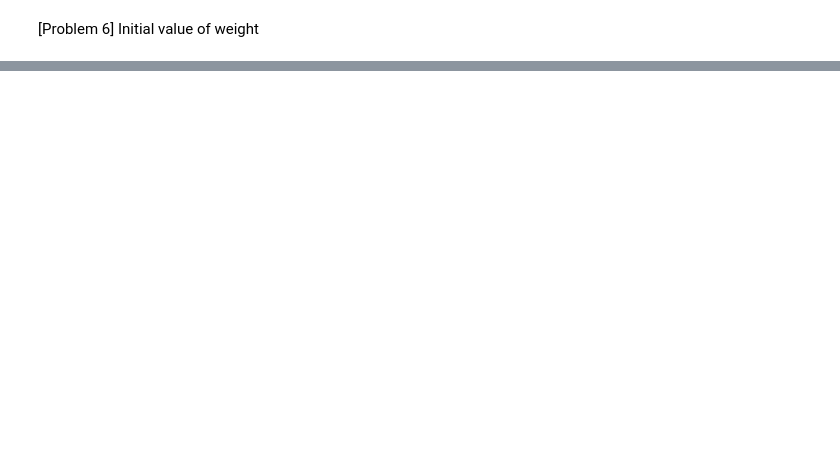
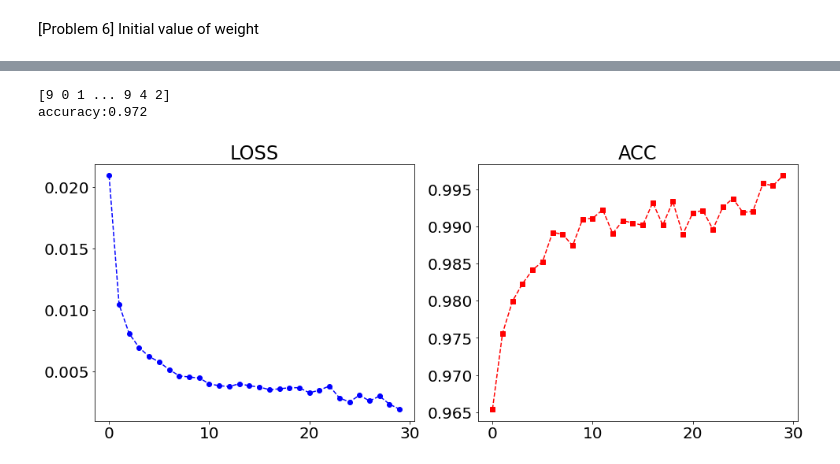
Before and after one commit to Maralmaa1/DIV-tasks, a Jupyter notebook: Deep_neural_network.ipynb, the cells around one changed output, grey strips where cells are left out. Cells and saved outputs as stored; diff of their text form; code cells hidden in the pictures; blank space fills up the shorter version.

```diff
--- a/Deep_neural_network.ipynb
+++ b/Deep_neural_network.ipynb
@@ -537,0 +656,9 @@ epoch:2 loss:3.458182657910398
+# %%
+NN2 = {0:FC(784, 400, HeInitializer(), AdaGrad(0.01), ReLU()),
+       1:FC(400, 200, HeInitializer(), AdaGrad(0.01), ReLU()),
+       2:FC(200, 10, SimpleInitializer(0.01), AdaGrad(0.01), Softmax()),
+       }
+clf2 = ScratchDNNClassifier(NN=NN2,n_epoch=30,n_batch=20,verbose = False)
+
+clf2.fit(X_train,y_train)
+y_pred2 = clf2.predict(X_valid)
@@ -537,0 +683,21 @@ epoch:2 loss:3.458182657910398
+# %%
+print(y_pred2)
+
+accuracy = accuracy_score(np.argmax(y_valid,axis=1), y_pred2)
+print('accuracy:{:.3f}'.format(accuracy))
+# %% [output]
+[9 0 1 ... 9 4 2]
+accuracy:0.972
+# %%
+# Visualize the loss function for each epoch
+plt.rcParams["font.size"] = 20
+fig=plt.subplots(figsize=(16,6))
+plt.subplot(1,2,1)
+plt.title('LOSS')
+plt.plot(clf2.log_loss,'bo--')
+
+plt.subplot(1,2,2)
+plt.title('ACC')
+plt.plot(clf2.log_acc,'rs--');
+# %% [output]
+[figure, added]
```
Also changed, not shown: parts of 48 cells of this notebook.
